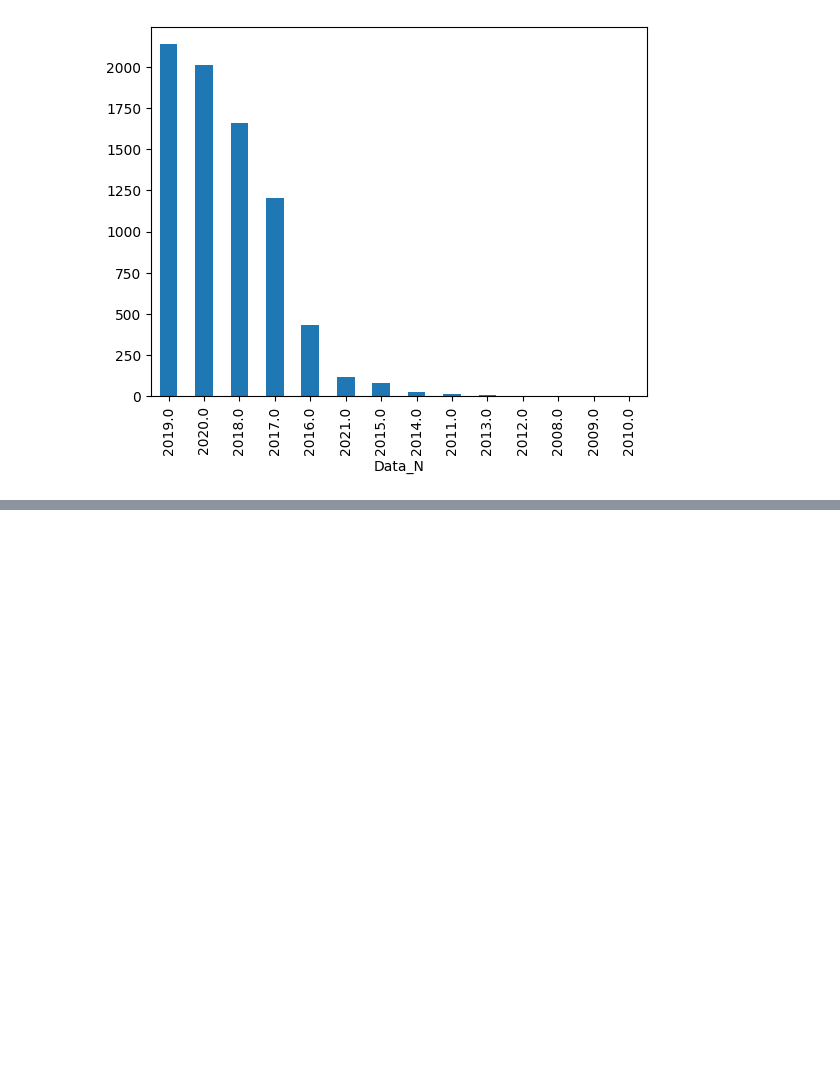
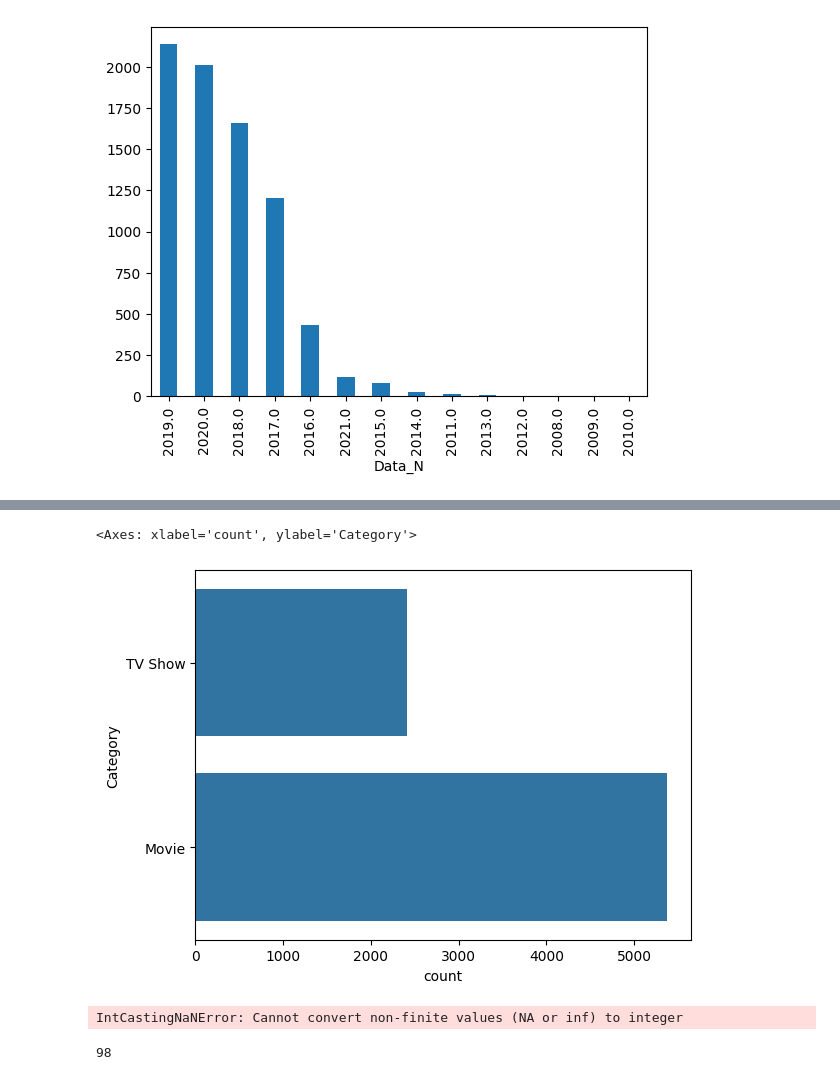
Before and after one commit to christianabusca/DataMorphosis, a Jupyter notebook: DAP8_Netflix_Data.ipynb, the cells around one changed output, grey strips where cells are left out. Cells and saved outputs as stored; diff of their text form; code cells hidden in the pictures; blank space fills up the shorter version.

```diff
--- a/DAP8_Netflix_Data.ipynb
+++ b/DAP8_Netflix_Data.ipynb
@@ -203,0 +210,17 @@ df['Data_N'].dt.year.value_counts().plot(kind = 'bar')
+# %%
+# WE CAN ALSO USE THE COUNTPLOT() OF SNS
+sns.countplot(df['Category'])
+# %% [output]
+<Axes: xlabel='count', ylabel='Category'>
+[figure, added]
+# %%
+# SHOWING ALL THE MOVIES THAT WERE RELEASED IN THE YEAR 2000
+df['Year'] = df['Data_N'].dt.year.astype(int)
+df
+df[(df['Category'] == 'Movie') & (df['Year'] == 2000.0)]
+# %% [output]
+IntCastingNaNError: Cannot convert non-finite values (NA or inf) to integer
+# %%
+print(df['Data_N'].isnull().sum())  # Check for NaN
+# %% [output]
+98
```
Also changed, not shown: parts of 2 cells of this notebook.
